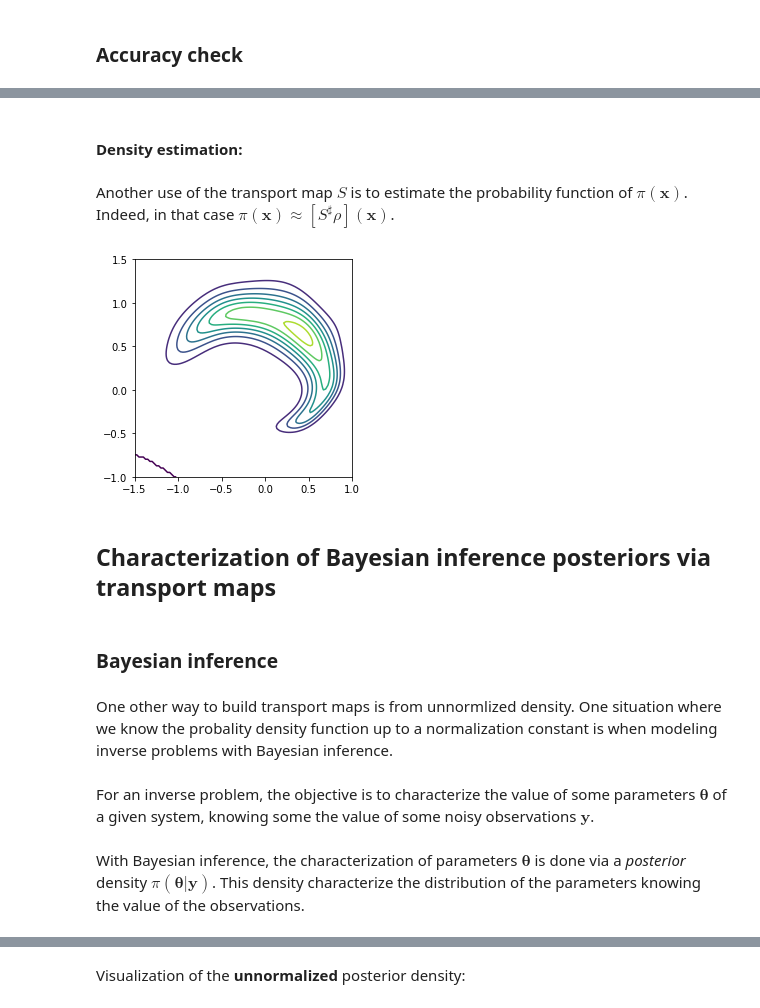
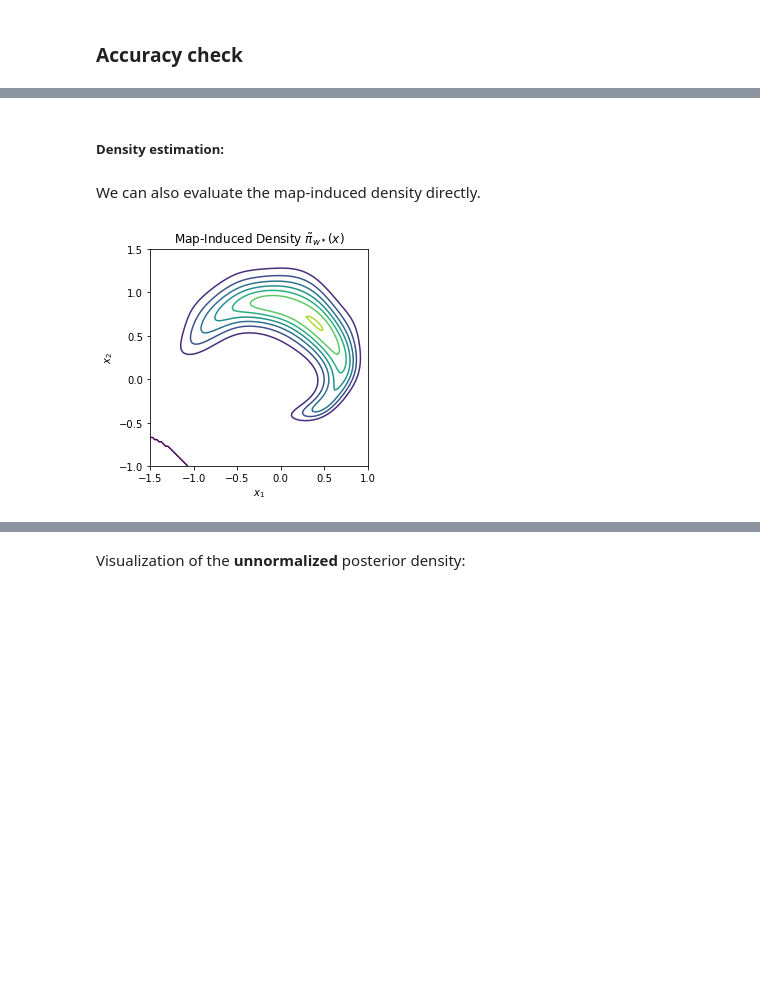
Before and after one commit to MeasureTransport/SIAMannual22, a Jupyter notebook: tutorial_code_AN22.ipynb, the cells around one changed output, grey strips where cells are left out. Saved outputs shown, nothing was run; the diff lists cells and outputs as text; code cells hidden in the pictures; blank space fills up the shorter version.

```diff
--- a/tutorial_code_AN22.ipynb
+++ b/tutorial_code_AN22.ipynb
@@ -223,0 +246,33 @@ As an example we consider samples defined according some highly non-Gaussian 2D
+# %%
+def pullback_pdf(tri_map,rho,x):
+    r = tri_map.Evaluate(x)
+    log_pdf = rho.logpdf(r.T)+tri_map.LogDeterminant(x)
+    return np.exp(log_pdf)
+
+
+map_order = 3
+dim = 2
+S = CreateTriangular(dim,dim, map_order, MapOptions())
+S.SetCoeffs( np.random.randn(S.numCoeffs))
+
+rho = scipy.stats.multivariate_normal(np.zeros(dim),np.eye(dim))
+
+# Create x and are points on a grid to enable plotting with matplotlib
+nplot = 100
+r1,r2 = np.meshgrid(np.linspace(-3,3,nplot), np.linspace(-3,3,nplot))
+r = np.vstack([r1.reshape(1,-1), r2.reshape(1,-1)])
+x1,x2 = np.meshgrid(np.linspace(-5,5,nplot), np.linspace(-3,3,nplot))
+x = np.vstack([x1.reshape(1,-1), x2.reshape(1,-1)])
+
+ref_dens = rho.pdf(r.T).reshape(nplot,nplot)
+map_dens = pullback_pdf(S, rho, x).reshape(nplot,nplot)
+
+fig, axs = plt.subplots(ncols=2, figsize=(11,5))
+
+axs[0].contour(x1,x2,map_dens)
+axs[0].set_title('Map-Induced Density $\\tilde{\pi}_w(x)$')
+
+axs[1].contour(r1,r2,ref_dens)
+axs[1].set_title('Reference Density $\eta(r)$')
+
+plt.show()
@@ -437,37 +519,25 @@ plt.show()
 # %% [markdown]
-#### Density estimation:
+##### Density estimation:
-# %% [markdown]
-Another use of the transport map $S$ is to estimate the probability function of $\pi(\mathbf{x})$. Indeed, in that case $\pi(\mathbf{x}) \approx [S^\sharp \rho](\mathbf{x})$.
+# %% [markdown]
+We can also evaluate the map-induced density directly.
 # %%
-def pullback_pdf(tri_map,rho,x):
-  y = tri_map.Evaluate(x)
-  log_pdf = rho.logpdf(y.T)+tri_map.LogDeterminant(x)
-  return np.exp(log_pdf)
-
 Ngrid = 100
 x = np.linspace(-1.5, 1., Ngrid)
 y = np.linspace(-1, 1.5, Ngrid)
 X, Y = np.meshgrid(x, y)
 XY = np.vstack((X.flatten(),Y.flatten()))
 
 rho = multivariate_normal(np.zeros(2),np.eye(2))
 
 Z = pullback_pdf(S,rho,XY)
 Z = Z.reshape(Ngrid,Ngrid)
 
 fig, ax = plt.subplots()
 CS = ax.contour(X, Y, Z)
 ax.set_aspect('equal', 'box')
+ax.set_xlabel('$x_1$')
+ax.set_ylabel('$x_2$')
+ax.set_title("Map-Induced Density $\\tilde{\pi}_{w^\\ast}(x)$")
 plt.show()
 # %% [output]
-[figure, old version]
+[figure, new version]
-# %% [markdown]
-## Characterization of Bayesian inference posteriors via transport maps
-# %% [markdown]
-### Bayesian inference
-# %% [markdown]
-One other way to build transport maps is from unnormlized density. One situation where we know the probality density function up to a normalization constant is when modeling inverse problems with Bayesian inference.
-# %% [markdown]
-For an inverse problem, the objective is to characterize the value of some parameters $\boldsymbol{\theta}$ of a given system, knowing some the value of some noisy observations $\mathbf{y}$.
-# %% [markdown]
-With Bayesian inference, the characterization of parameters $\boldsymbol{\theta}$ is done via a *posterior* density $\pi(\boldsymbol{\theta}|\mathbf{y})$. This density characterize the distribution of the parameters knowing the value of the observations.
```
Also changed, not shown: parts of 76 cells of this notebook.
